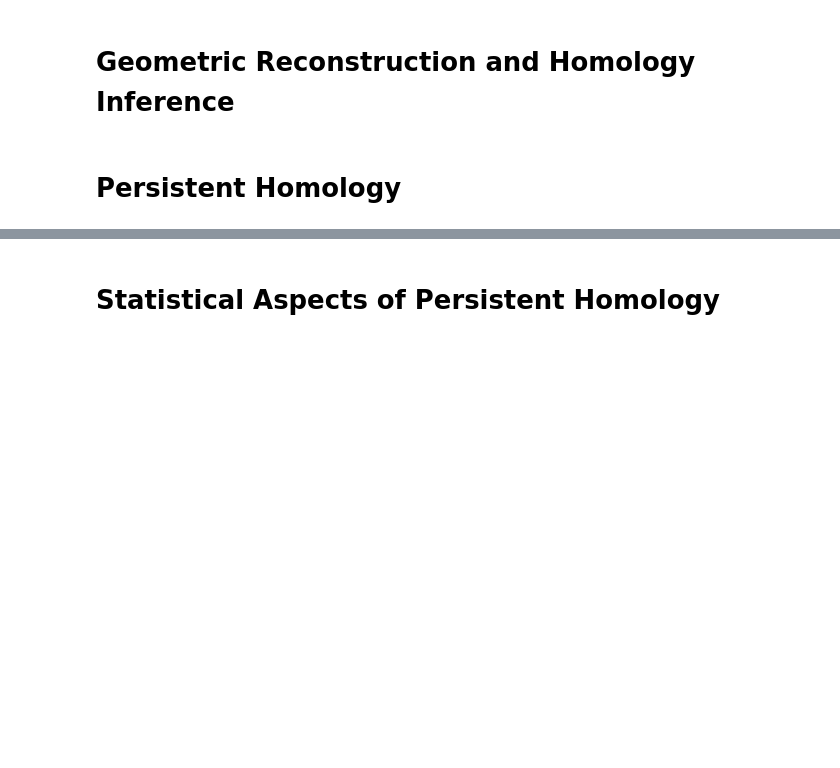
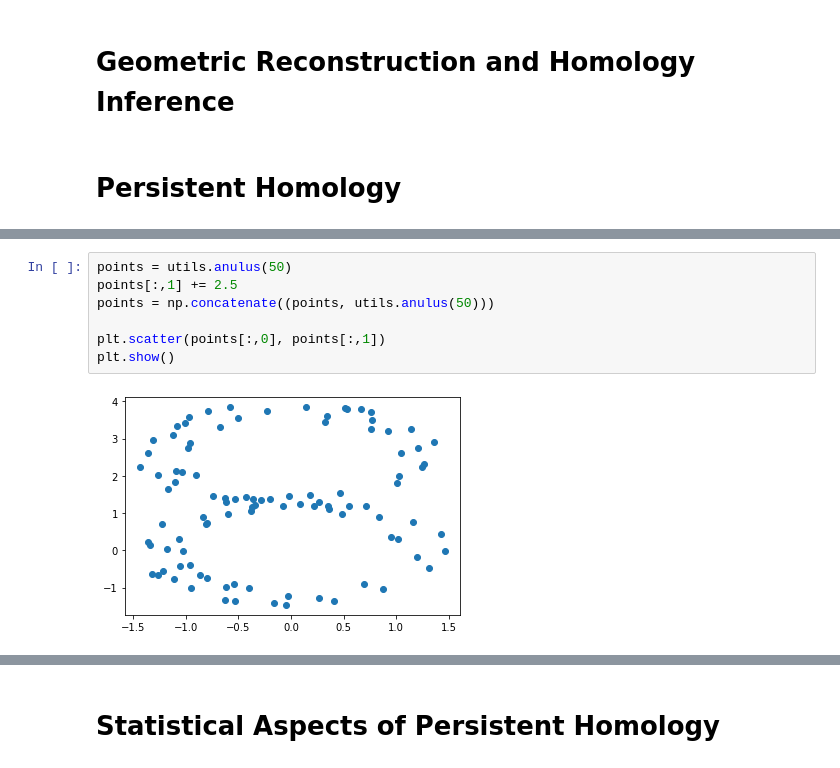
Before and after one commit to florandefossez/TDA_project, a Jupyter notebook: report.ipynb, the cells around one changed output, grey strips where cells are left out. Cells and saved outputs as stored; diff of their text form; blank space fills up the shorter version.

```diff
--- a/report.ipynb
+++ b/report.ipynb
@@ -143,0 +174,9 @@ Il est possible de visualiser ce complexe dans un navigateur avec le fichier out
+# %%
+points = utils.anulus(50)
+points[:,1] += 2.5
+points = np.concatenate((points, utils.anulus(50)))
+
+plt.scatter(points[:,0], points[:,1])
+plt.show()
+# %% [output]
+[figure, added]
```
Also changed, not shown: parts of 21 cells of this notebook, 2 other files.
